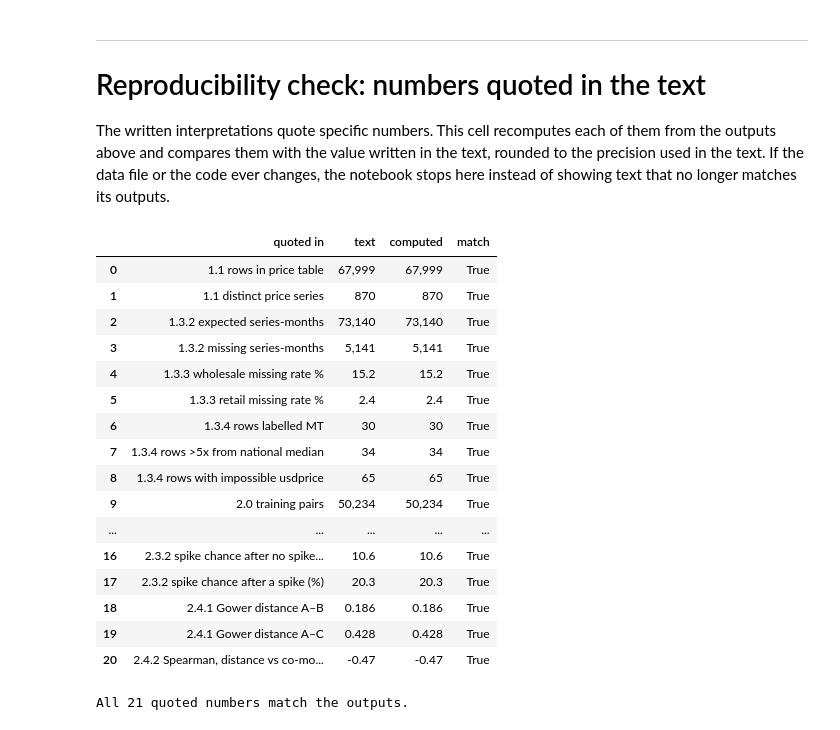
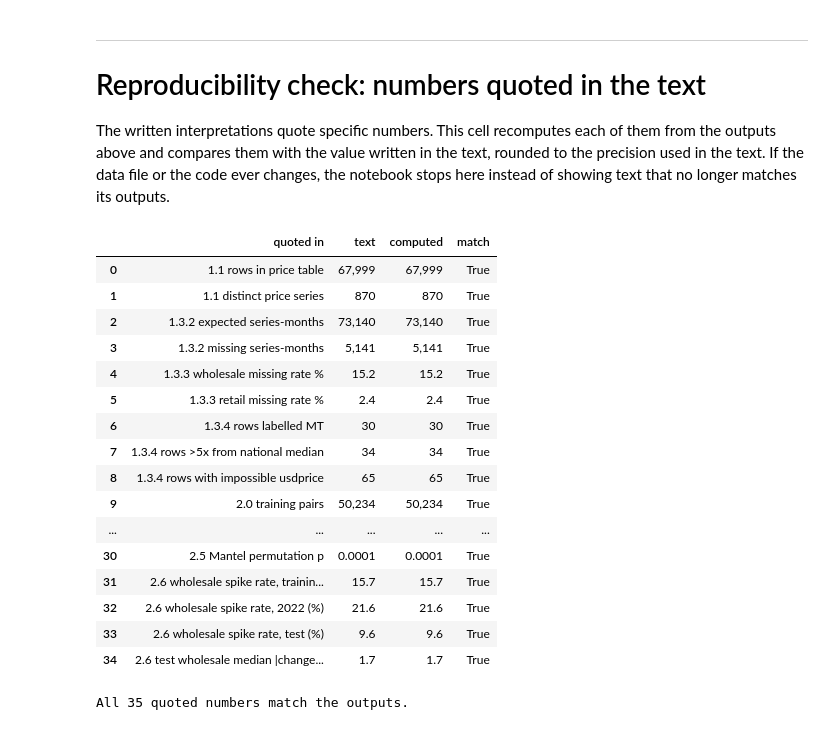
Before and after one commit to Shambhavi-DSAI2006/tanzania-food-price-spikes, a Jupyter notebook: Shambhavi_MiniProject.ipynb, the cells around one changed output. Saved outputs shown, nothing was run; the diff lists cells and outputs as text; code cells hidden in the pictures.

```diff
--- a/Shambhavi_MiniProject.ipynb
+++ b/Shambhavi_MiniProject.ipynb
@@ -726,0 +742,11 @@ The threshold is chosen from the **training years only**. Three pieces of eviden
+# %%
+# Test 1 (harm, speed): how fast do prices normally rise? Long-run trend of every training series
+def annual_trend(g):
+    t = (g["month"] - g["month"].min()).apply(lambda x: x.n).to_numpy()
+    return np.exp(np.polyfit(t, np.log(g["price_tzs_per_kg"].to_numpy()), 1)[0] * 12) - 1
+
+tr_rows = food[(food["period"] == "train")]
+long_series = tr_rows.groupby(SERIES_KEY).filter(lambda g: len(g) >= 36)
+trend = long_series.groupby(SERIES_KEY)[["month", "price_tzs_per_kg"]].apply(annual_trend)
+print(f"Long-run price trend of {len(trend)} training series with ≥ 36 monthly prices: "
+      f"median {trend.median():+.1%} per year (IQR {trend.quantile(0.25):+.1%} to {trend.quantile(0.75):+.1%})")
@@ -1012,0 +1253,14 @@ Even neighbours correlate only moderately (r rarely above 0.5), so every market
+# %%
+pairs_all = food[food["change"].notna() & (food["change"].abs() < 50)].copy()
+pairs_all["spike"] = (pairs_all["change"] > 0.10).astype(int)
+pairs_all["period"] = pd.Categorical(pairs_all["period"], ["train", "check_2022", "test"], ordered=True)
+
+shift = (pairs_all.groupby(["period", "pricetype"], observed=True)
+         .agg(pairs=("spike", "size"), spike_rate=("spike", "mean"),
+              exactly_zero=("change", lambda x: (x == 0).mean()), median_abs_change=("change", lambda x: x.abs().median()),
+              in_test_commodities=("commodity", lambda x: x.isin(TEST_COMMODITIES).mean())))
+shift["share of period"] = shift["pairs"] / shift.groupby(level="period", observed=True)["pairs"].transform("sum")
+display((shift * [1, 100, 100, 100, 100, 100]).round(1).rename(columns=lambda c: c if c == "pairs" else c + " (%)"))
+
+yearly = pairs_all.groupby([pairs_all["month"].dt.year, "pricetype"])["spike"].mean().unstack() * 100
+print("Wholesale spike rate by year (%):", yearly["Wholesale"].round(1).to_dict())
@@ -1047,36 +1378,50 @@ quoted = [   # (where it is quoted, value in the text, value computed now, decim
     ("2.2  percentile of +10%",                          88.1, 100 * pctile_of_10, 1),
     ("2.3.1 Spearman, maize vs rice levels",             0.79, corr_table.loc["price levels", "Spearman ρ"], 2),
     ("2.3.1 Spearman, maize vs rice monthly changes",    0.36, corr_table.loc["month-on-month changes", "Spearman ρ"], 2),
     ("2.3.2 spike chance after no spike (%)",            10.6, 100 * persist.loc["no spike last month", "spike"], 1),
     ("2.3.2 spike chance after a spike (%)",             20.3, 100 * persist.loc["spike last month", "spike"], 1),
     ("2.4.1 Gower distance A–B",                        0.186, worked.loc["Gower distance = mean", "d(A,B)"], 3),
     ("2.4.1 Gower distance A–C",                        0.428, worked.loc["Gower distance = mean", "d(A,C)"], 3),
     ("2.4.2 Spearman, distance vs co-movement",         -0.47, rho_dist, 2),
+    ("2.2  median long-run trend per series (%/yr)",      0.3, 100 * trend.median(), 1),
+    ("2.2  alerts per 100 wholesale series at 10%",        16, decision_table.loc["> 10%", "alerts per 100 wholesale series per month"], 0),
+    ("2.2  alerts per 100 wholesale series at 5%",         28, decision_table.loc["> 5%", "alerts per 100 wholesale series per month"], 0),
+    ("2.2  >10% jumps still ≥10% higher after 3m (%)",     66, decision_table.loc["> 10%", "flagged jumps still ≥10% higher after 3 months (%)"], 0),
+    ("2.2  >5% jumps still ≥10% higher after 3m (%)",      58, decision_table.loc["> 5%", "flagged jumps still ≥10% higher after 3 months (%)"], 0),
+    ("2.2  lasting rises caught at 10% (%)",               32, decision_table.loc["> 10%", "lasting rises that began with such a jump (%)"], 0),
+    ("2.2  lasting rises caught at 20% (%)",               12, decision_table.loc["> 20%", "lasting rises that began with such a jump (%)"], 0),
+    ("2.5  missing gap wholesale − retail (points)",     12.7, dep.loc["Missing-month rate: wholesale − retail (points)", "estimate"], 1),
+    ("2.5  spike gap after spike − none (points)",        9.7, dep.loc["Spike rate: after a spike − after none (points)", "estimate"], 1),
+    ("2.5  Mantel permutation p",                      0.0001, p_mantel, 4),
+    ("2.6  wholesale spike rate, training (%)",          15.7, 100 * shift.loc[("train", "Wholesale"), "spike_rate"], 1),
+    ("2.6  wholesale spike rate, 2022 (%)",              21.6, 100 * shift.loc[("check_2022", "Wholesale"), "spike_rate"], 1),
+    ("2.6  wholesale spike rate, test (%)",               9.6, 100 * shift.loc[("test", "Wholesale"), "spike_rate"], 1),
+    ("2.6  test wholesale median |change| (%)",           1.7, 100 * shift.loc[("test", "Wholesale"), "median_abs_change"], 1),
 ]
 check = pd.DataFrame(quoted, columns=["quoted in", "text", "computed", "decimals"])
 check["match"] = [round(float(c), int(d)) == round(float(t), int(d)) for t, c, d in zip(check["text"], check["computed"], check["decimals"])]
 fmt = lambda v, d: f"{float(v):,.{int(d)}f}"
 check["text"] = [fmt(t, d) for t, d in zip(check["text"], check["decimals"])]
 check["computed"] = [fmt(c, d) for c, d in zip(check["computed"], check["decimals"])]
 display(check.drop(columns="decimals"))
 assert check["match"].all(), "A number quoted in the text no longer matches the computed output: update the text."
 print(f"All {len(check)} quoted numbers match the outputs.")
 # %% [output]
 |  | quoted in | text | computed | match |
 | 0 | 1.1 rows in price table | 67,999 | 67,999 | True |
 | 1 | 1.1 distinct price series | 870 | 870 | True |
 | 2 | 1.3.2 expected series-months | 73,140 | 73,140 | True |
 | 3 | 1.3.2 missing series-months | 5,141 | 5,141 | True |
 | 4 | 1.3.3 wholesale missing rate % | 15.2 | 15.2 | True |
 | 5 | 1.3.3 retail missing rate % | 2.4 | 2.4 | True |
 | 6 | 1.3.4 rows labelled MT | 30 | 30 | True |
 | 7 | 1.3.4 rows >5x from national median | 34 | 34 | True |
 | 8 | 1.3.4 rows with impossible usdprice | 65 | 65 | True |
 | 9 | 2.0 training pairs | 50,234 | 50,234 | True |
 | ... | ... | ... | ... | ... |
-| 16 | 2.3.2 spike chance after no spike... | 10.6 | 10.6 | True |
-| 17 | 2.3.2 spike chance after a spike (%) | 20.3 | 20.3 | True |
-| 18 | 2.4.1 Gower distance A–B | 0.186 | 0.186 | True |
-| 19 | 2.4.1 Gower distance A–C | 0.428 | 0.428 | True |
-| 20 | 2.4.2 Spearman, distance vs co-mo... | -0.47 | -0.47 | True |
+| 30 | 2.5 Mantel permutation p | 0.0001 | 0.0001 | True |
+| 31 | 2.6 wholesale spike rate, trainin... | 15.7 | 15.7 | True |
+| 32 | 2.6 wholesale spike rate, 2022 (%) | 21.6 | 21.6 | True |
+| 33 | 2.6 wholesale spike rate, test (%) | 9.6 | 9.6 | True |
+| 34 | 2.6 test wholesale median |change... | 1.7 | 1.7 | True |
-All 21 quoted numbers match the outputs.
+All 35 quoted numbers match the outputs.
```
Also changed, not shown: parts of 28 cells of this notebook, 3 other files.
